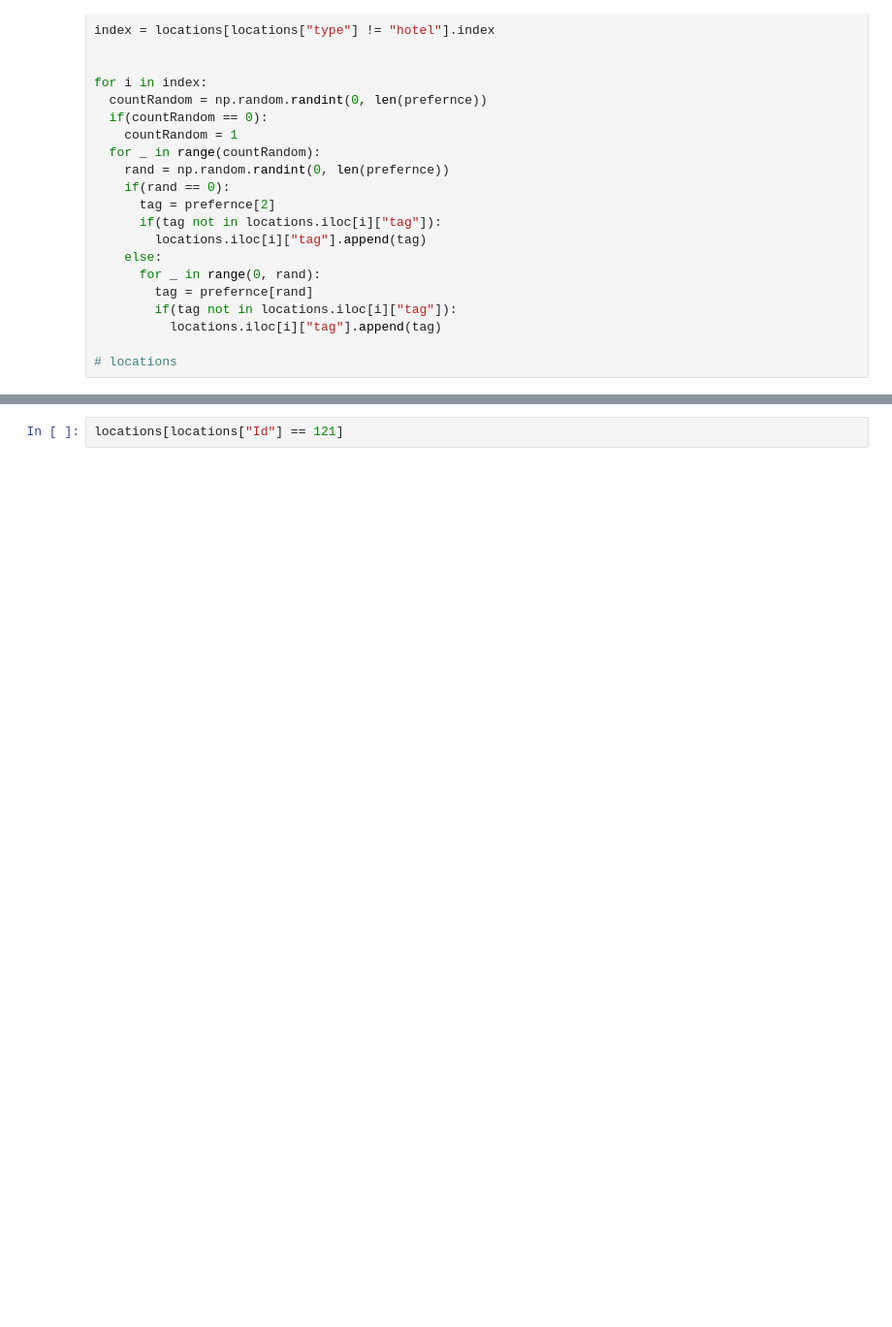
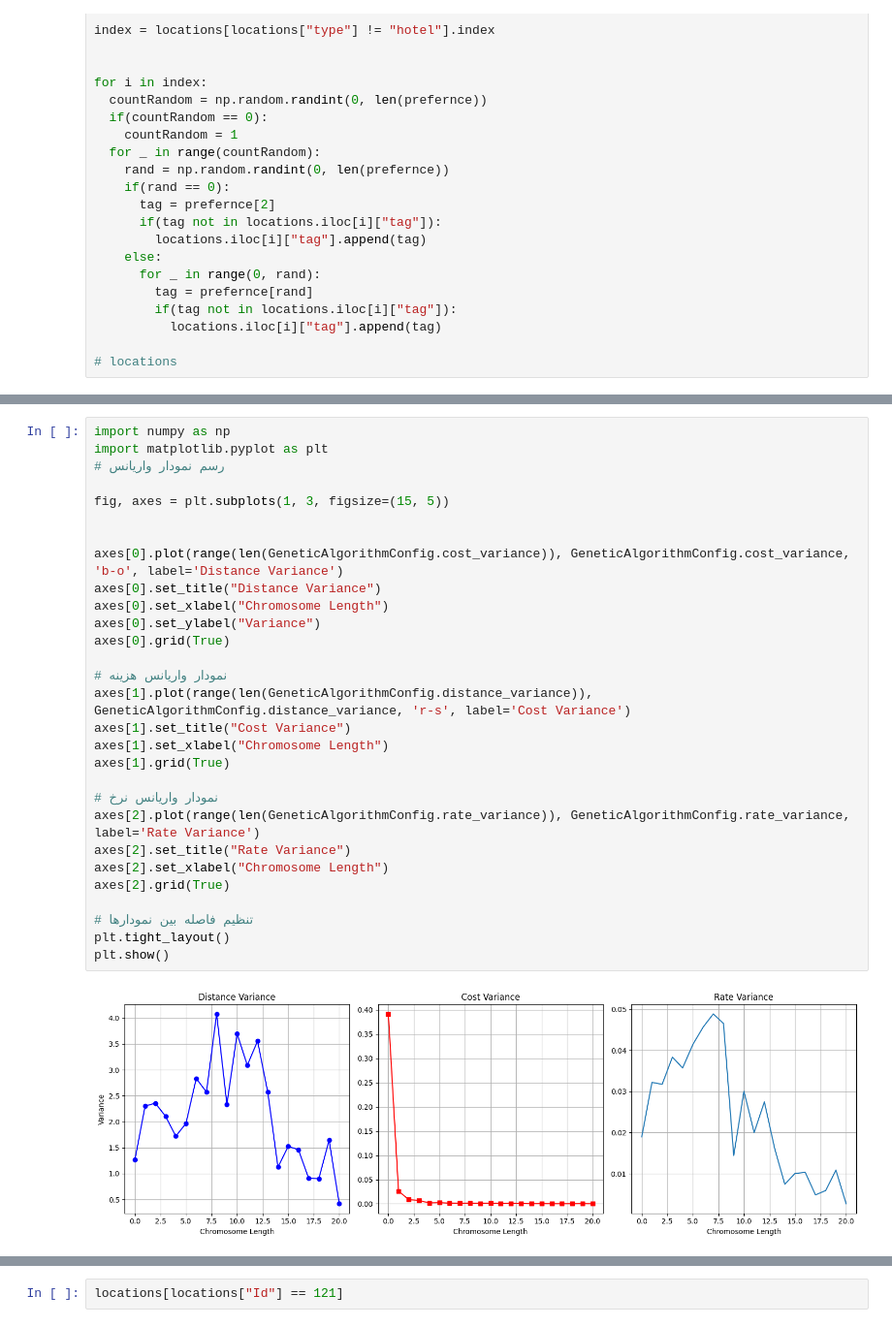
Before and after one commit to hosngholami/RecommenderSystem, a Jupyter notebook: RecommenderSystem.ipynb, the cells around one changed output, grey strips where cells are left out. Shown at 97% size. Drawn from its saved outputs; the diff is of its cells as text; blank space fills up the shorter version.

```diff
--- a/RecommenderSystem.ipynb
+++ b/RecommenderSystem.ipynb
@@ -1112,3 +1119,34 @@ plt.show()
+# %%
+import numpy as np
+import matplotlib.pyplot as plt
+# رسم نمودار واریانس
+
+fig, axes = plt.subplots(1, 3, figsize=(15, 5))
+
+
+axes[0].plot(range(len(GeneticAlgorithmConfig.cost_variance)), GeneticAlgorithmConfig.cost_variance, 'b-o', label='Distance Variance')
+axes[0].set_title("Distance Variance")
+axes[0].set_xlabel("Chromosome Length")
+axes[0].set_ylabel("Variance")
+axes[0].grid(True)
+
+# نمودار واریانس هزینه
+axes[1].plot(range(len(GeneticAlgorithmConfig.distance_variance)), GeneticAlgorithmConfig.distance_variance, 'r-s', label='Cost Variance')
+axes[1].set_title("Cost Variance")
+axes[1].set_xlabel("Chromosome Length")
+axes[1].grid(True)
+
+# نمودار واریانس نرخ
+axes[2].plot(range(len(GeneticAlgorithmConfig.rate_variance)), GeneticAlgorithmConfig.rate_variance, label='Rate Variance')
+axes[2].set_title("Rate Variance")
+axes[2].set_xlabel("Chromosome Length")
+axes[2].grid(True)
+
+# تنظیم فاصله بین نمودارها
+plt.tight_layout()
+plt.show()
+# %% [output]
+[figure, added]
 # %%
 pareto_indices = NonDominatedSorting().do(res.F, only_non_dominated_front=False)  # بدون محدودیت به جبهه اول
 pareto_fronts = [res.F[indices] for indices in pareto_indices]
```
Also changed, not shown: parts of 7 cells of this notebook.
